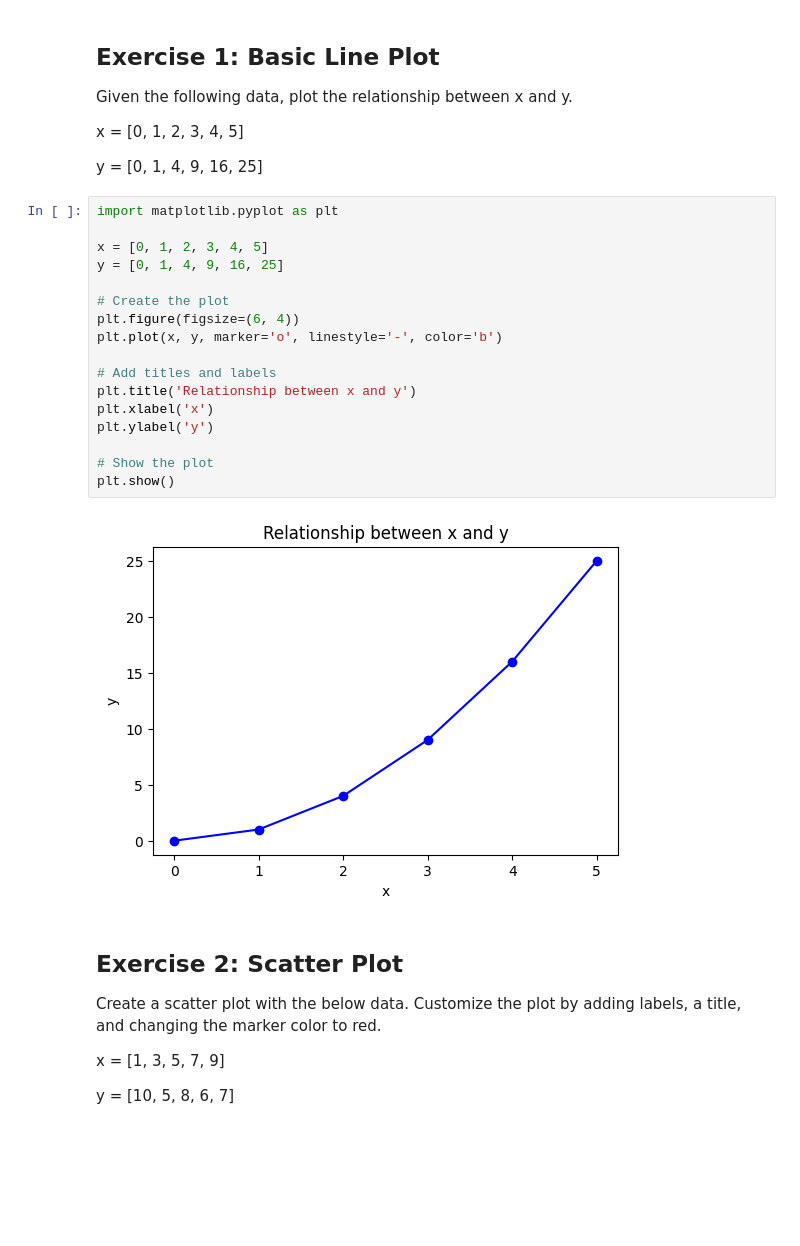
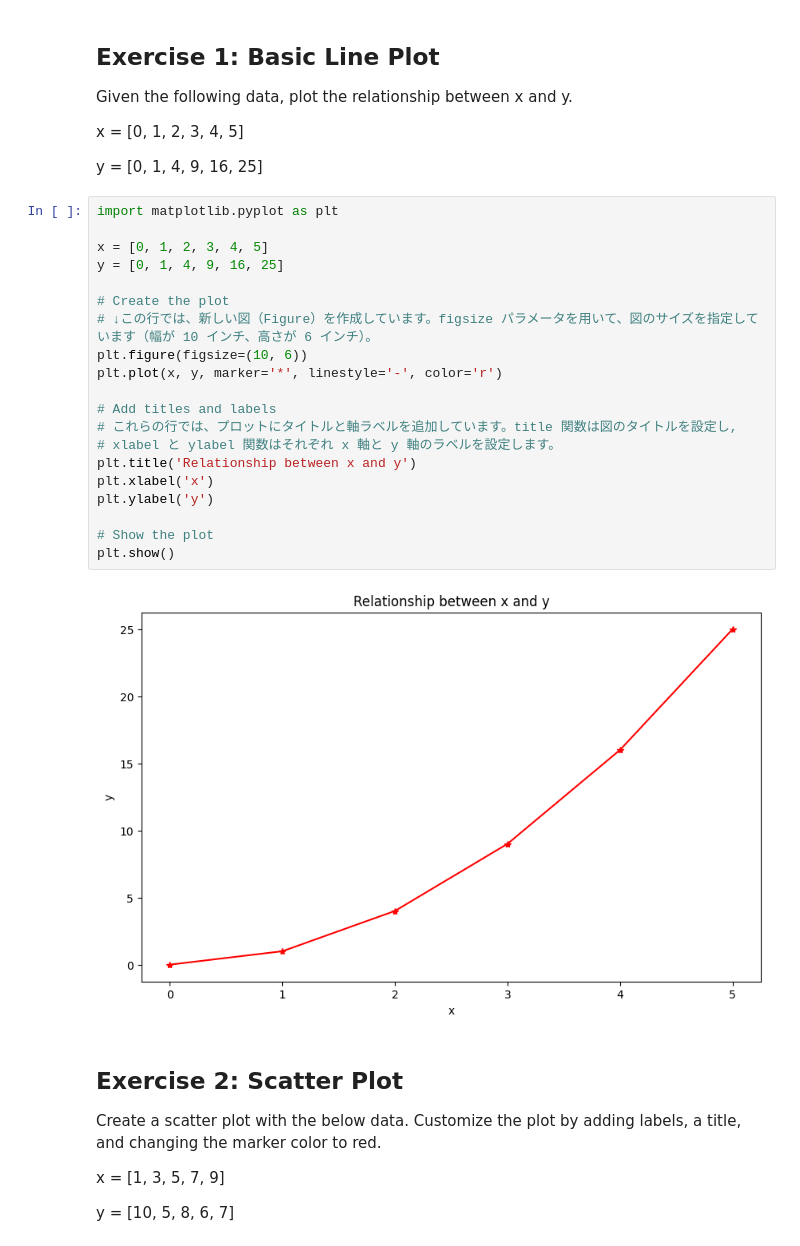
Before and after one commit to ChiakiNL/BI_2023, a Jupyter notebook: EDI3400_PD/W09_Matplotlib/Exercises.ipynb, the cells around one changed output. Cells and saved outputs as stored; diff of their text form; blank space fills up the shorter version.

```diff
--- a/EDI3400_PD/W09_Matplotlib/Exercises.ipynb
+++ b/EDI3400_PD/W09_Matplotlib/Exercises.ipynb
@@ -8,22 +8,25 @@ y = [0, 1, 4, 9, 16, 25]
 # %%
 import matplotlib.pyplot as plt
 
 x = [0, 1, 2, 3, 4, 5]
 y = [0, 1, 4, 9, 16, 25]
 
 # Create the plot
-plt.figure(figsize=(6, 4))
-plt.plot(x, y, marker='o', linestyle='-', color='b')
+# ↓この行では、新しい図（Figure）を作成しています。figsize パラメータを用いて、図のサイズを指定しています（幅が 10 インチ、高さが 6 インチ）。
+plt.figure(figsize=(10, 6))
+plt.plot(x, y, marker='*', linestyle='-', color='r')
 
 # Add titles and labels
+# これらの行では、プロットにタイトルと軸ラベルを追加しています。title 関数は図のタイトルを設定し,
+# xlabel と ylabel 関数はそれぞれ x 軸と y 軸のラベルを設定します。
 plt.title('Relationship between x and y')
 plt.xlabel('x')
 plt.ylabel('y')
 
 # Show the plot
 plt.show()
 # %% [output]
-[figure, old version]
+[figure, new version]
 # %% [markdown]
 ## Exercise 2: Scatter Plot
 Create a scatter plot with the below data. Customize the plot by adding labels, a title, and changing the marker color to red.
```
Also changed, not shown: parts of 5 cells of this notebook.
